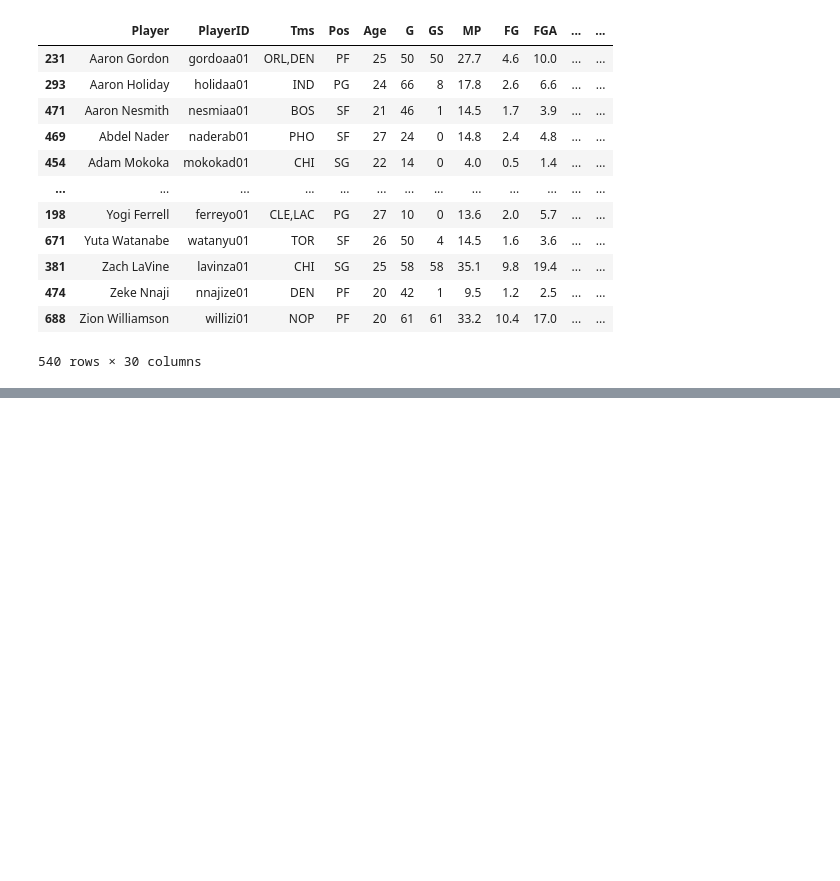
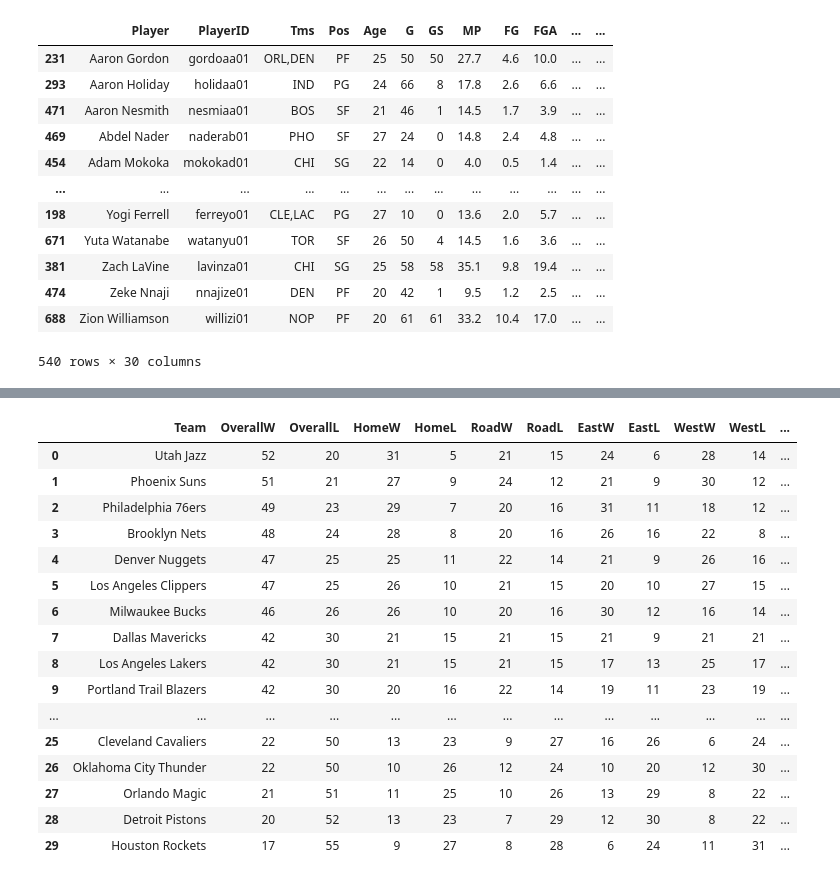
Before and after one commit to AustinMayerhofer/NBA-metrics, a Jupyter notebook: src/data_cleaning.ipynb, the cells around one changed output, grey strips where cells are left out. Drawn from its saved outputs; the diff is of its cells as text; code cells hidden in the pictures; blank space fills up the shorter version.

Commit message:
team cleaning done except for team code

```diff
--- a/src/data_cleaning.ipynb
+++ b/src/data_cleaning.ipynb
@@ -97,0 +68,57 @@ df
+# %%
+# TEAM STANDINGS CLEANING
+
+import pandas as pd
+
+df = pd.read_csv('../data/years/2020-21/raw/2020-21_Team_Standings.csv')
+
+pd.set_option('display.max_columns', None)
+
+# [Rk] drop -- unnecessary
+df = df.drop('Rk', 1)
+
+# Conference columns renaming
+df = df.rename(columns={'E': 'East','W': 'West'})
+
+# Division columns renaming
+df = df.rename(columns={'A': 'Atlantic', 'C': 'Central',
+    'SE': 'Southeast', 'NW': 'Northwest',
+    'P': 'Pacific', 'SW': 'Southwest'})
+
+# All-Star columns renaming
+df = df.rename(columns={'Pre': 'PreAllStar', 'Post': 'PostAllStar'})
+
+# Margin columns renaming
+df = df.rename(columns={'≤3': '≤3Margin', '≥10': '≥10Margin'})
+
+# Month columns renaming
+# None needed
+
+# Separate W-L columns into 2 columns: W and L
+WinLossColumns = df.columns.drop('Team')
+for col in WinLossColumns:
+    df[['{}W'.format(col), '{}L'.format(col)]] = df[col].str.split('-', n=1, expand=True)
+df = df.drop(WinLossColumns, axis=1)
+
+# write clean data to storage
+df.to_csv('../data/years/2020-21/clean/2020-21_Team_Standings.csv', index=False)
+
+df
+# %% [output]
+|  | Team | OverallW | OverallL | HomeW | HomeL | RoadW | RoadL | EastW | EastL | WestW | WestL | ... |
+| 0 | Utah Jazz | 52 | 20 | 31 | 5 | 21 | 15 | 24 | 6 | 28 | 14 | ... |
+| 1 | Phoenix Suns | 51 | 21 | 27 | 9 | 24 | 12 | 21 | 9 | 30 | 12 | ... |
+| 2 | Philadelphia 76ers | 49 | 23 | 29 | 7 | 20 | 16 | 31 | 11 | 18 | 12 | ... |
+| 3 | Brooklyn Nets | 48 | 24 | 28 | 8 | 20 | 16 | 26 | 16 | 22 | 8 | ... |
+| 4 | Denver Nuggets | 47 | 25 | 25 | 11 | 22 | 14 | 21 | 9 | 26 | 16 | ... |
+| 5 | Los Angeles Clippers | 47 | 25 | 26 | 10 | 21 | 15 | 20 | 10 | 27 | 15 | ... |
+| 6 | Milwaukee Bucks | 46 | 26 | 26 | 10 | 20 | 16 | 30 | 12 | 16 | 14 | ... |
+| 7 | Dallas Mavericks | 42 | 30 | 21 | 15 | 21 | 15 | 21 | 9 | 21 | 21 | ... |
+| 8 | Los Angeles Lakers | 42 | 30 | 21 | 15 | 21 | 15 | 17 | 13 | 25 | 17 | ... |
+| 9 | Portland Trail Blazers | 42 | 30 | 20 | 16 | 22 | 14 | 19 | 11 | 23 | 19 | ... |
+| ... | ... | ... | ... | ... | ... | ... | ... | ... | ... | ... | ... | ... |
+| 25 | Cleveland Cavaliers | 22 | 50 | 13 | 23 | 9 | 27 | 16 | 26 | 6 | 24 | ... |
+| 26 | Oklahoma City Thunder | 22 | 50 | 10 | 26 | 12 | 24 | 10 | 20 | 12 | 30 | ... |
+| 27 | Orlando Magic | 21 | 51 | 11 | 25 | 10 | 26 | 13 | 29 | 8 | 22 | ... |
+| 28 | Detroit Pistons | 20 | 52 | 13 | 23 | 7 | 29 | 12 | 30 | 8 | 22 | ... |
+| 29 | Houston Rockets | 17 | 55 | 9 | 27 | 8 | 28 | 6 | 24 | 11 | 31 | ... |
```
Also changed, not shown: parts of 1 cell of this notebook, 2 other files.
